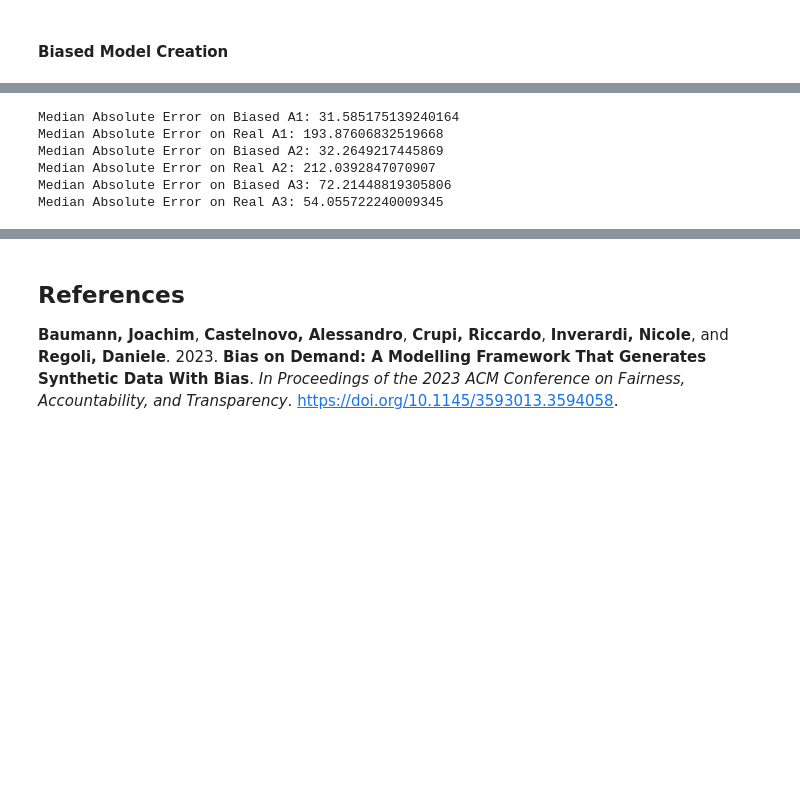
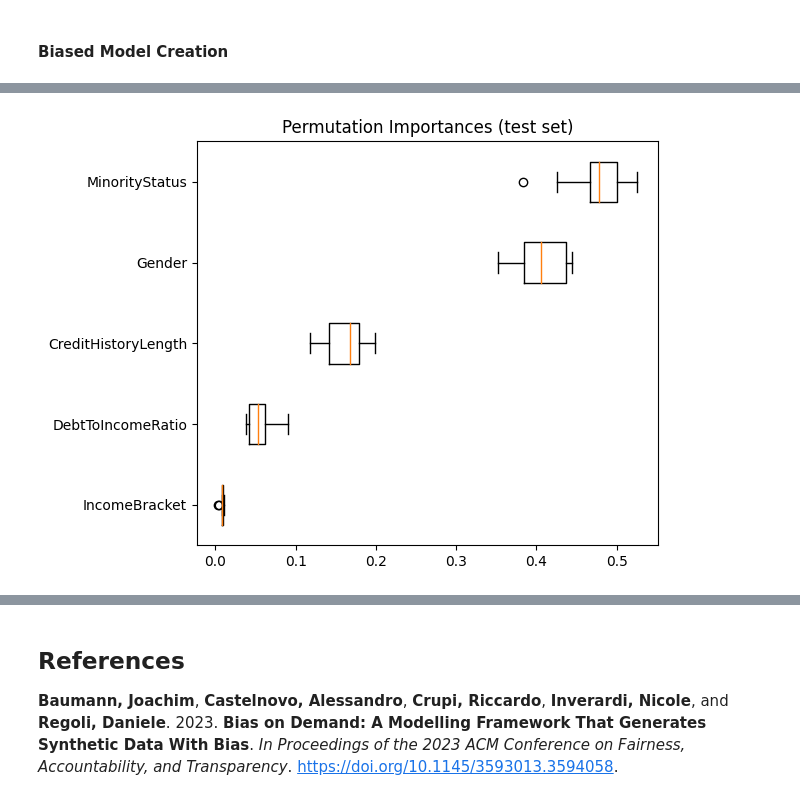
Before and after one commit to PRCSousa/Tabular-Bias-Simulation-And-Mitigation, a Jupyter notebook: main.ipynb, the cells around one changed output, grey strips where cells are left out. Saved outputs shown, nothing was run; the diff lists cells and outputs as text; code cells hidden in the pictures; blank space fills up the shorter version.

```diff
--- a/main.ipynb
+++ b/main.ipynb
@@ -402,29 +343,14 @@ Median Absolute Error on Real: 150.2265597719961
-# %%
-# A1
-
-X_test_A1 = X_test[X_test['A1'] == 1]
-y_test_A1 = y_test[X_test_A1.index]
-y_pred_A1 = model.predict(X_test_A1)
-print("Median Absolute Error on Biased A1: " + str(median_absolute_error(y_test_A1, y_pred_A1)))
-print("Median Absolute Error on Real A1: " + str(median_absolute_error(y_test_real[X_test_A1.index], y_pred_A1)))
-
-# A2
-X_test_A2 = X_test[X_test['A2'] == 1]
-y_test_A2 = y_test[X_test_A2.index]
-y_pred_A2 = model.predict(X_test_A2)
-print("Median Absolute Error on Biased A2: " + str(median_absolute_error(y_test_A2, y_pred_A2)))
-print("Median Absolute Error on Real A2: " + str(median_absolute_error(y_test_real[X_test_A2.index], y_pred_A2)))
-
-# A3
-X_test_A3 = X_test[X_test['A3'] == 1]
-y_test_A3 = y_test[X_test_A3.index]
-y_pred_A3 = model.predict(X_test_A3)
-print("Median Absolute Error on Biased A3: " + str(median_absolute_error(y_test_A3, y_pred_A3)))
-print("Median Absolute Error on Real A3: " + str(median_absolute_error(y_test_real[X_test_A3.index], y_pred_A3)))
-# %% [output]
-Median Absolute Error on Biased A1: 31.585175139240164
-Median Absolute Error on Real A1: 193.87606832519668
-Median Absolute Error on Biased A2: 32.2649217445869
-Median Absolute Error on Real A2: 212.0392847070907
-Median Absolute Error on Biased A3: 72.21448819305806
-Median Absolute Error on Real A3: 54.055722240009345
+# %%
+from sklearn.inspection import permutation_importance
+import matplotlib.pyplot as plt
+
+result = permutation_importance(model, X_test, y_test, n_repeats=10, random_state=42, n_jobs=2)
+sorted_idx = result.importances_mean.argsort()
+
+fig, ax = plt.subplots()
+ax.boxplot(result.importances[sorted_idx].T, vert=False, labels=X_test.columns[sorted_idx])
+ax.set_title("Permutation Importances (test set)")
+fig.tight_layout()
+plt.show()
+# %% [output]
+[figure, added]
```
Also changed, not shown: parts of 22 cells of this notebook.
